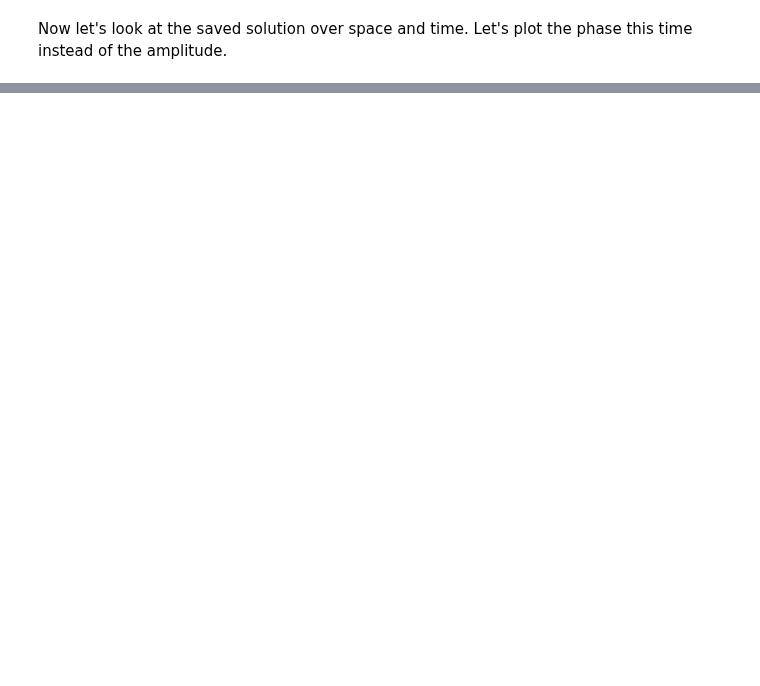
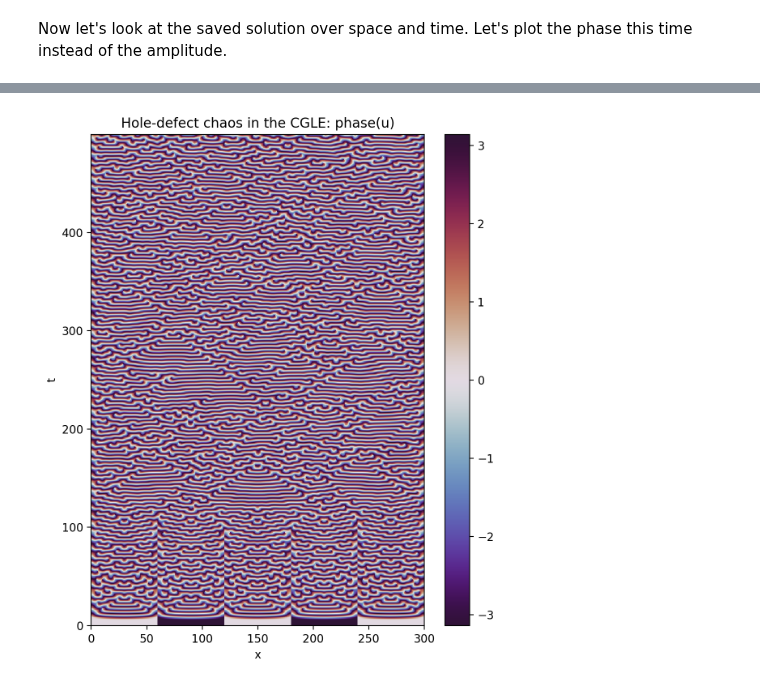
Before and after one commit to DedalusProject/dedalus, a Jupyter notebook: docs/notebooks/dedalus_tutorial_analysis_postprocessing.ipynb, the cells around one changed output, grey strips where cells are left out. Drawn from its saved outputs; the diff is of its cells as text; code cells hidden in the pictures; blank space fills up the shorter version.

```diff
--- a/docs/notebooks/dedalus_tutorial_analysis_postprocessing.ipynb
+++ b/docs/notebooks/dedalus_tutorial_analysis_postprocessing.ipynb
@@ -213,7 +213,7 @@ with h5py.File("analysis/analysis.h5", mode='r') as file:
     x = u.dims[1][0]
     # Plot data
     u_phase = np.arctan2(u[:].imag, u[:].real)
-    plt.figure(figsize=(6,7))
+    plt.figure(figsize=(6,7), dpi=100)
     plt.pcolormesh(x[:], t[:], u_phase, shading='nearest', cmap='twilight_shifted')
     plt.colorbar()
     plt.xlabel('x')
@@ -225,0 +224 @@ with h5py.File("analysis/analysis.h5", mode='r') as file:
+[figure, added]
```
Also changed, not shown: parts of 8 cells of this notebook, 3 other files.
